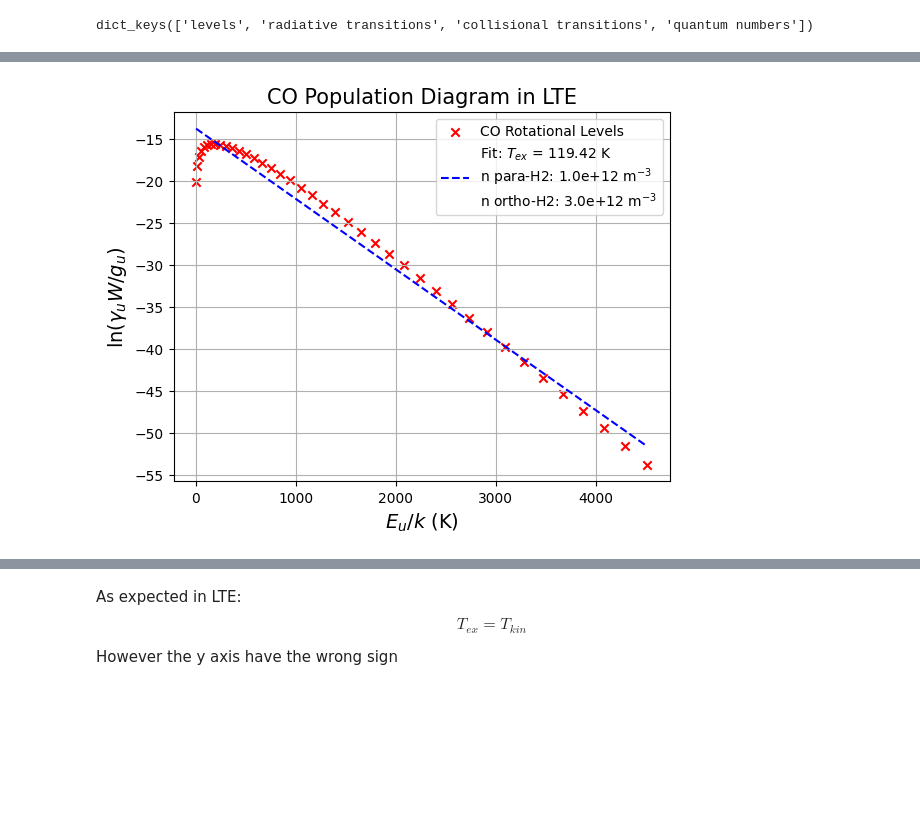
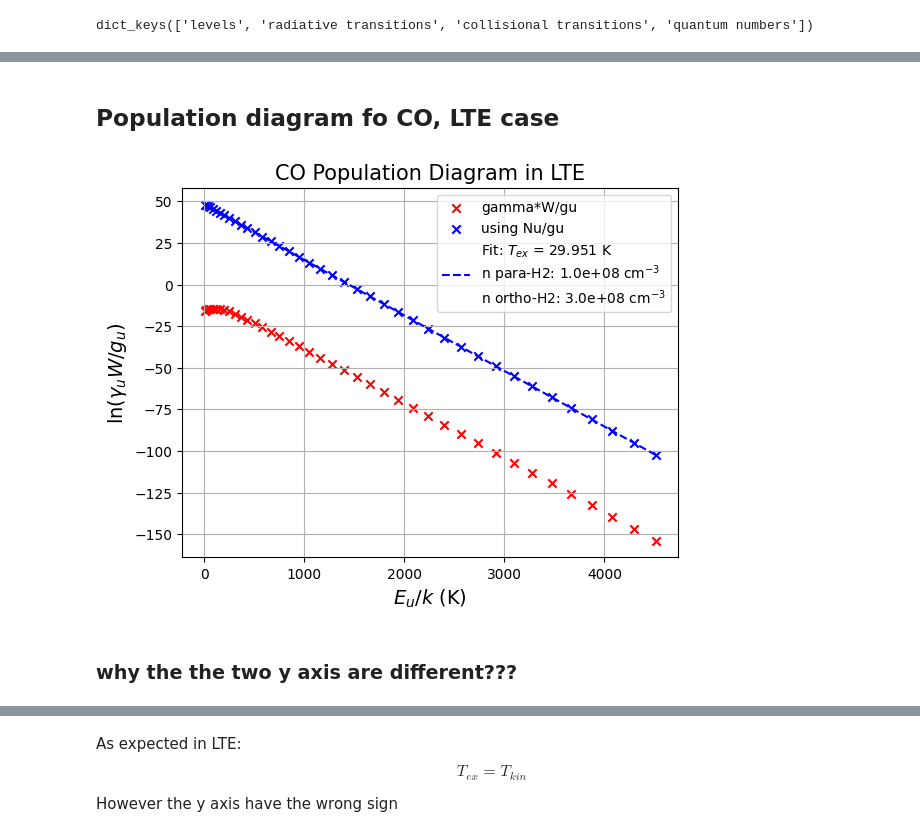
Before and after one commit to aleksej-rodano/phas0052_project, a Jupyter notebook: pythonradex_clean.ipynb, the cells around one changed output, grey strips where cells are left out. Cells and saved outputs as stored; diff of their text form; code cells hidden in the pictures; blank space fills up the shorter version.

```diff
--- a/pythonradex_clean.ipynb
+++ b/pythonradex_clean.ipynb
@@ -236,10 +242,14 @@ def gamma_tau_calculator(cloud_name, colum_density_species, Aul_coeff, Bul_coeff
         optical depths
     tau_manual:
         numpy array of optical depths calculated manually
+    Nu:
+        upper level population density
 
     """
-    # get the optical depth
+    # Calculate the total optical depth (all lines plus dust) at each input frequencies
     tau = cloud_name.tau_nu(nu0)
+
+    ind_tau = cloud.tau_nu0_individual_transitions
 
     # compute upper level population density, given by: fractional population density x total column density
     # cloud.level_pop gives the fractional population density of lowest level (len 41), by removing the first element we get the fractional population density of the upper levels
@@ -249,9 +259,10 @@ def gamma_tau_calculator(cloud_name, colum_density_species, Aul_coeff, Bul_coeff
     tau_manual = ((constants.h * Nu * Bul_coeff) / (width_v)) * (np.exp((constants.h * nu0) / (constants.k * Tkin)) - 1)
 
     # calculate the gamma factor
-    gamma = 8 * np.pi * constants.k * nu0**2 / (constants.h * constants.c**3 * Aul_coeff)
+    gamma = (8 * np.pi * constants.k * nu0**2) / (constants.h * constants.c**3 * Aul_coeff)
 
     # print for testing
     print("Are the the two methods for computing tau the same?", np.allclose(tau, tau_manual))
+    print("Are the the two methods for computing tau the same?", np.allclose(tau, ind_tau))
 
-    return gamma, tau, tau_manual
+    return gamma, tau, tau_manual, Nu
@@ -257,0 +282,16 @@ def gamma_tau_calculator(cloud_name, colum_density_species, Aul_coeff, Bul_coeff
+# %%
+# compute the gamma factor for radiative transitions
+gamma_factor, tau_co, tau_co_manual, Nu_co = gamma_tau_calculator(cloud, N, AulCo, BulCo, nu0_arrayCo)
+
+# calculate escape probability for each transition
+beta = (1 - np.exp(-tau_co)) / tau_co
+# Replace 0 with nan in beta
+beta[beta == 0] = np.nan
+
+# get the y axis of the plot: ln(γ_u * W / g_u)
+y_values = np.log(gamma_factor * fluxCo / gCO)
+
+# calculate get y values using column density of the upper level
+y_values_new = np.log(Nu_co / gCO)
+# calculate y values using column density of the upper level and beta
+y_value_new_beta_consideration = np.log(Nu_co / (beta * gCO))
@@ -275,27 +322,39 @@ Are the the two methods for computing tau the same? False
+# %% [markdown]
+## Population diagram fo CO, LTE case
 # %%
 # plot population diagram
 fig, ax = plt.subplots()
-plt.scatter(EuCo, y_values, marker="x", color="red", label="CO Rotational Levels")
+plt.scatter(EuCo, y_values, marker="x", color="red", label="gamma*W/gu")
+plt.scatter(EuCo, y_values_new, marker="x", color="blue", label="using Nu/gu")
+
+# plot y values considering escape probaility
+# plt.scatter(EuCo, y_value_new_beta_consideration, marker="x", color="green", label="considering beta and Nu")
+
+
 plt.xlabel(r"$E_u/k$ (K)", fontsize=14)
 plt.ylabel(r"$\ln(\gamma_u W / g_u)$", fontsize=14)
 plt.title("CO Population Diagram in LTE", fontsize=15)
 
 # # Fit a straight line to estimate T_ex
-fit = np.polyfit(EuCo, y_values, 1)  # Linear fit
+fit = np.polyfit(EuCo, y_values_new, 1)  # Linear fit
 T_ex = -1 / fit[0]  # Rotational temperature from slope
 
 # Plot the best-fit line
 x_fit = np.linspace(min(EuCo), max(EuCo), 100)
 y_fit = fit[0] * x_fit + fit[1]
 plt.plot(
     x_fit,
     y_fit,
     linestyle="--",
     color="blue",
-    label=(f"Fit: $T_{{ex}}$ = {T_ex:.5g} K\nn para-H2: {collider_densities_LTE['para-H2']:.1e} m$^{{-3}}$\nn ortho-H2: {collider_densities_LTE['ortho-H2']:.1e} m$^{{-3}}$"),
+    label=(
+        f"Fit: $T_{{ex}}$ = {T_ex:.5g} K\nn para-H2: {para_h2_density:.1e} cm$^{{-3}}$\nn ortho-H2: {ortho_h2_density:.1e} cm$^{{-3}}$"
+    ),
 )
 plt.legend()
 ax.grid()
 plt.show()
 # %% [output]
-[figure, old version]
+[figure, new version]
+# %% [markdown]
+### why the the two y axis are different???
```
Also changed, not shown: parts of 39 cells of this notebook, 1 other file.
